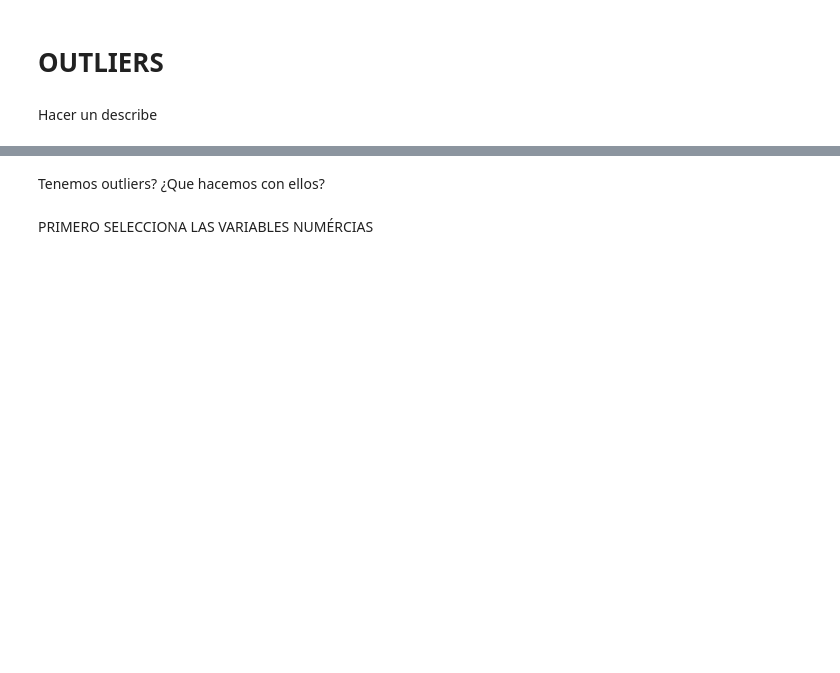
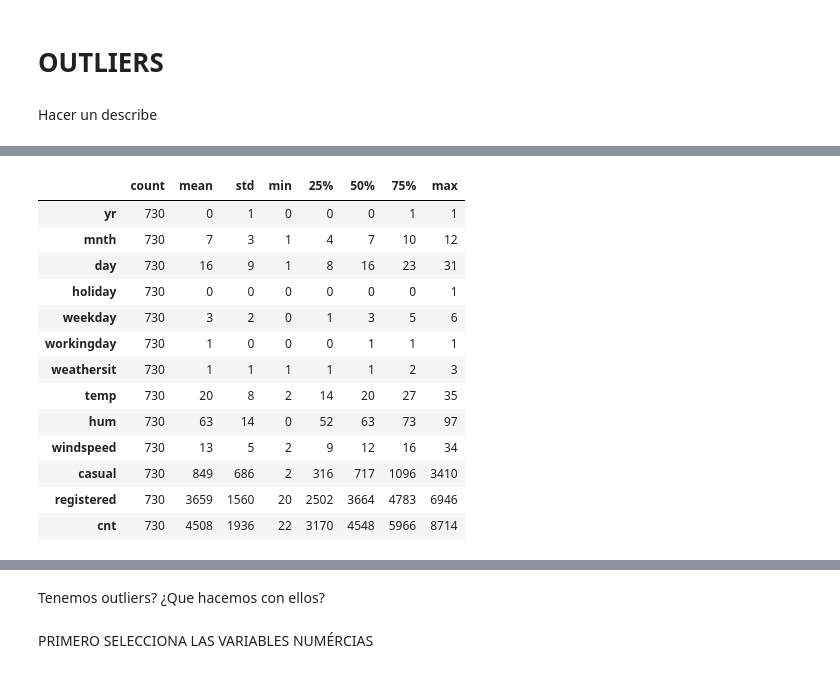
Before and after one commit to Adalab/project-da-promo-A-module-3-team-1, a Jupyter notebook: Proyecto_Final.ipynb, the cells around one changed output, grey strips where cells are left out. Saved outputs shown, nothing was run; the diff lists cells and outputs as text; code cells hidden in the pictures; blank space fills up the shorter version.

```diff
--- a/Proyecto_Final.ipynb
+++ b/Proyecto_Final.ipynb
@@ -667,0 +648,18 @@ NameError: name 'df' is not defined
+# %%
+pd.set_option("display.float_format",lambda x: "%3.f" %x) #Usamos esta linea de código para que no aparezca los exponenciales
+df_num_datos.describe().T
+# %% [output]
+|  | count | mean | std | min | 25% | 50% | 75% | max |
+| yr | 730 | 0 | 1 | 0 | 0 | 0 | 1 | 1 |
+| mnth | 730 | 7 | 3 | 1 | 4 | 7 | 10 | 12 |
+| day | 730 | 16 | 9 | 1 | 8 | 16 | 23 | 31 |
+| holiday | 730 | 0 | 0 | 0 | 0 | 0 | 0 | 1 |
+| weekday | 730 | 3 | 2 | 0 | 1 | 3 | 5 | 6 |
+| workingday | 730 | 1 | 0 | 0 | 0 | 1 | 1 | 1 |
+| weathersit | 730 | 1 | 1 | 1 | 1 | 1 | 2 | 3 |
+| temp | 730 | 20 | 8 | 2 | 14 | 20 | 27 | 35 |
+| hum | 730 | 63 | 14 | 0 | 52 | 63 | 73 | 97 |
+| windspeed | 730 | 13 | 5 | 2 | 9 | 12 | 16 | 34 |
+| casual | 730 | 849 | 686 | 2 | 316 | 717 | 1096 | 3410 |
+| registered | 730 | 3659 | 1560 | 20 | 2502 | 3664 | 4783 | 6946 |
+| cnt | 730 | 4508 | 1936 | 22 | 3170 | 4548 | 5966 | 8714 |
```
Also changed, not shown: parts of 33 cells of this notebook, 1 other file.
